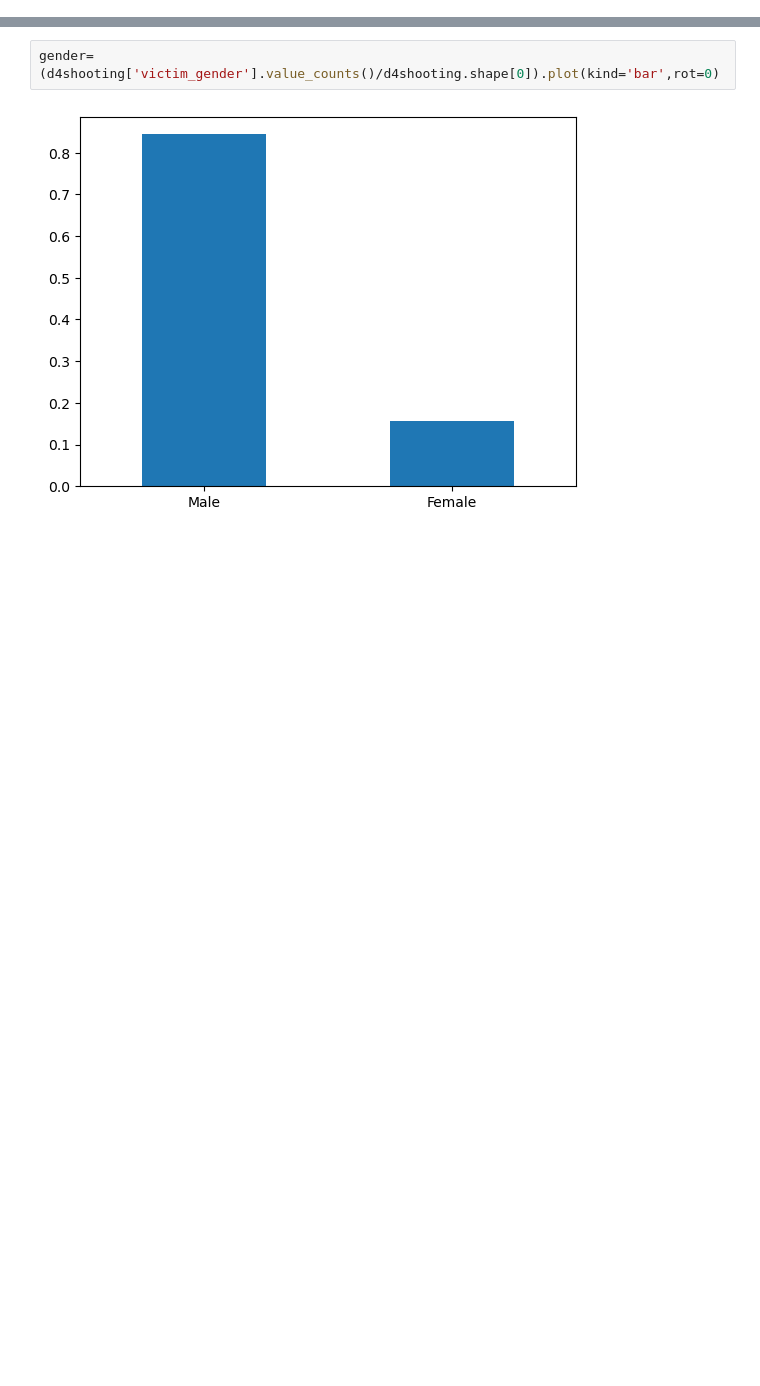
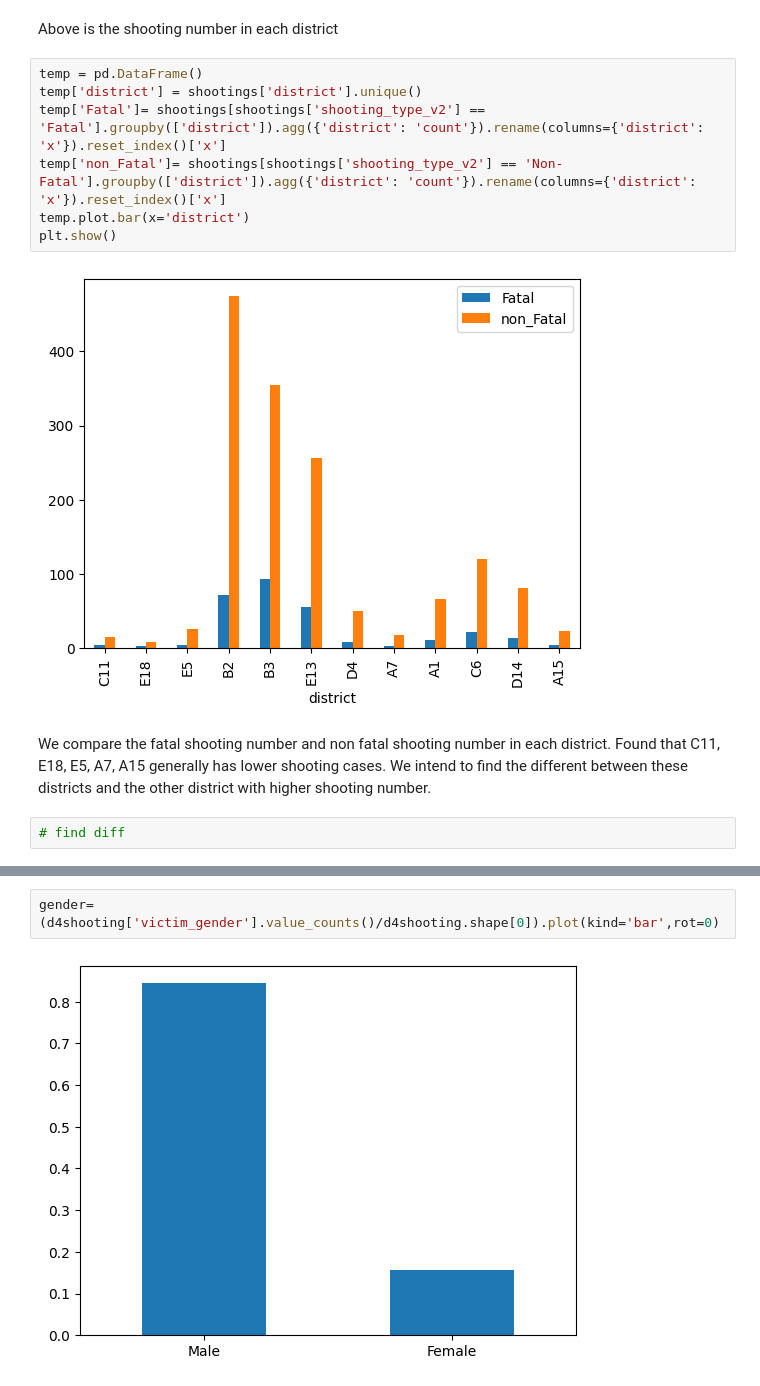
Before and after one commit to BU-Spark/ds-councilor-worrell-gun-violence, a Jupyter notebook: spring23-team-2/deliverables/deliverables 1/pattern.ipynb, the cells around one changed output, grey strips where cells are left out. Drawn from its saved outputs; the diff is of its cells as text; blank space fills up the shorter version.

```diff
--- a/spring23-team-2/deliverables/deliverables 1/pattern.ipynb
+++ b/spring23-team-2/deliverables/deliverables 1/pattern.ipynb
@@ -0,0 +14,15 @@
+# %% [markdown]
+Above is the shooting number in each district
+# %%
+temp = pd.DataFrame()
+temp['district'] = shootings['district'].unique()
+temp['Fatal']= shootings[shootings['shooting_type_v2'] == 'Fatal'].groupby(['district']).agg({'district': 'count'}).rename(columns={'district': 'x'}).reset_index()['x']
+temp['non_Fatal']= shootings[shootings['shooting_type_v2'] == 'Non-Fatal'].groupby(['district']).agg({'district': 'count'}).rename(columns={'district': 'x'}).reset_index()['x']
+temp.plot.bar(x='district')
+plt.show()
+# %% [output]
+[figure, added]
+# %% [markdown]
+We compare the fatal shooting number and non fatal shooting number in each district. Found that C11, E18, E5, A7, A15 generally has lower shooting cases. We intend to find the different between these districts and the other district with higher shooting number.
+# %%
+# find diff
```
Also changed, not shown: parts of 10 cells of this notebook, 1 other file.
